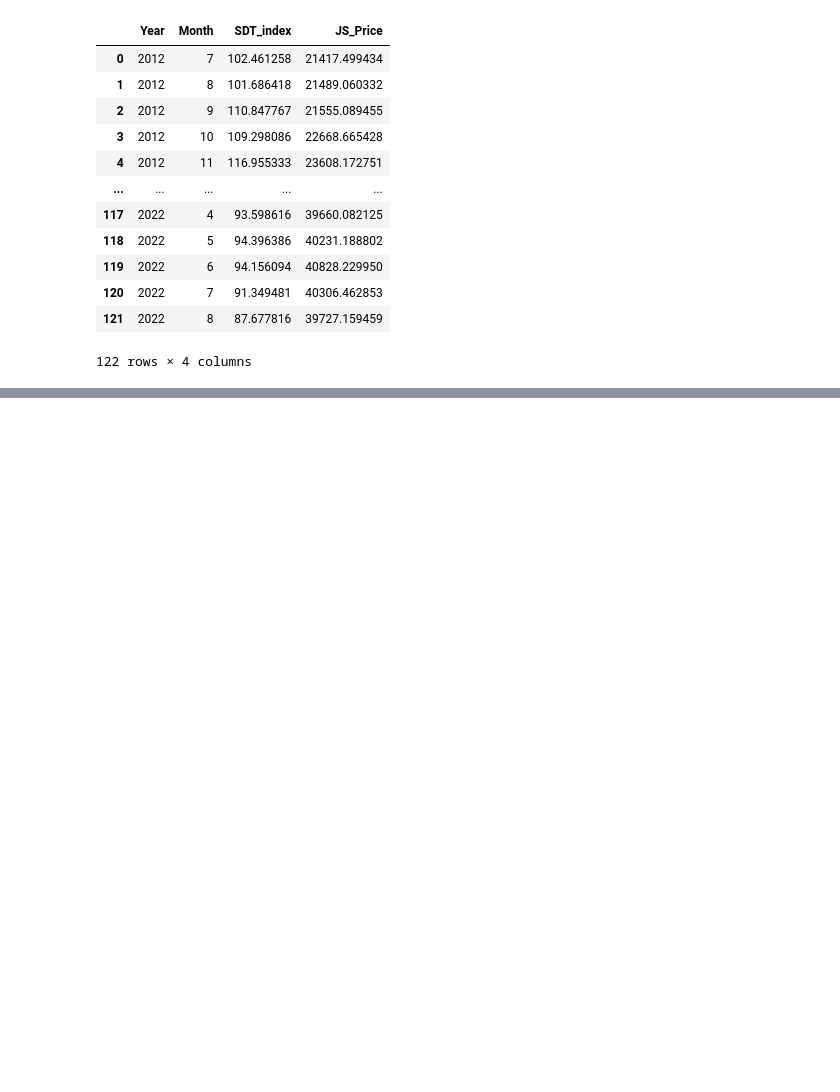
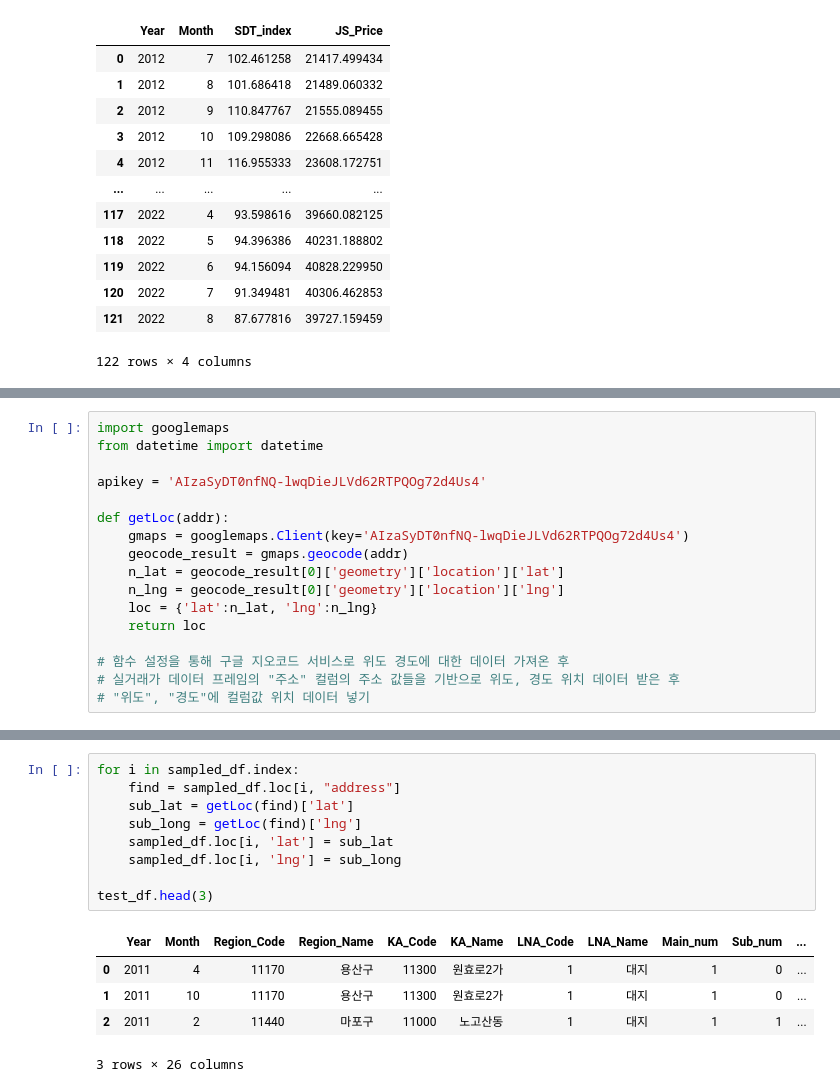
Before and after one commit to HSYhrae/team3_semi_project, a Jupyter notebook: 서울시_전세_실거래가_데이터_전처리(건별).ipynb, the cells around one changed output, grey strips where cells are left out. Cells and saved outputs as stored; diff of their text form; blank space fills up the shorter version.

```diff
--- a/서울시_전세_실거래가_데이터_전처리(건별).ipynb
+++ b/서울시_전세_실거래가_데이터_전처리(건별).ipynb
@@ -872,0 +904,17 @@ JS_AG_Data
+# %%
+import googlemaps
+from datetime import datetime
+
+apikey = 'AIzaSyDT0nfNQ-lwqDieJLVd62RTPQOg72d4Us4'
+
+def getLoc(addr):
+    gmaps = googlemaps.Client(key='AIzaSyDT0nfNQ-lwqDieJLVd62RTPQOg72d4Us4')
+    geocode_result = gmaps.geocode(addr)
+    n_lat = geocode_result[0]['geometry']['location']['lat']
+    n_lng = geocode_result[0]['geometry']['location']['lng']
+    loc = {'lat':n_lat, 'lng':n_lng}
+    return loc
+
+# 함수 설정을 통해 구글 지오코드 서비스로 위도 경도에 대한 데이터 가져온 후
+# 실거래가 데이터 프레임의 "주소" 컬럼의 주소 값들을 기반으로 위도, 경도 위치 데이터 받은 후
+# "위도", "경도"에 컬럼값 위치 데이터 넣기
@@ -872,0 +931,15 @@ JS_AG_Data
+# %%
+for i in sampled_df.index:
+    find = sampled_df.loc[i, "address"]
+    sub_lat = getLoc(find)['lat']
+    sub_long = getLoc(find)['lng']
+    sampled_df.loc[i, 'lat'] = sub_lat
+    sampled_df.loc[i, 'lng'] = sub_long
+
+test_df.head(3)
+# %% [output]
+|  | Year | Month | Region_Code | Region_Name | KA_Code | KA_Name | LNA_Code | LNA_Name | Main_num | Sub_num | ... |
+| 0 | 2011 | 4 | 11170 | 용산구 | 11300 | 원효로2가 | 1 | 대지 | 1 | 0 | ... |
+| 1 | 2011 | 10 | 11170 | 용산구 | 11300 | 원효로2가 | 1 | 대지 | 1 | 0 | ... |
+| 2 | 2011 | 2 | 11440 | 마포구 | 11000 | 노고산동 | 1 | 대지 | 1 | 1 | ... |
+3 rows × 26 columns
```
Also changed, not shown: parts of 19 cells of this notebook.
